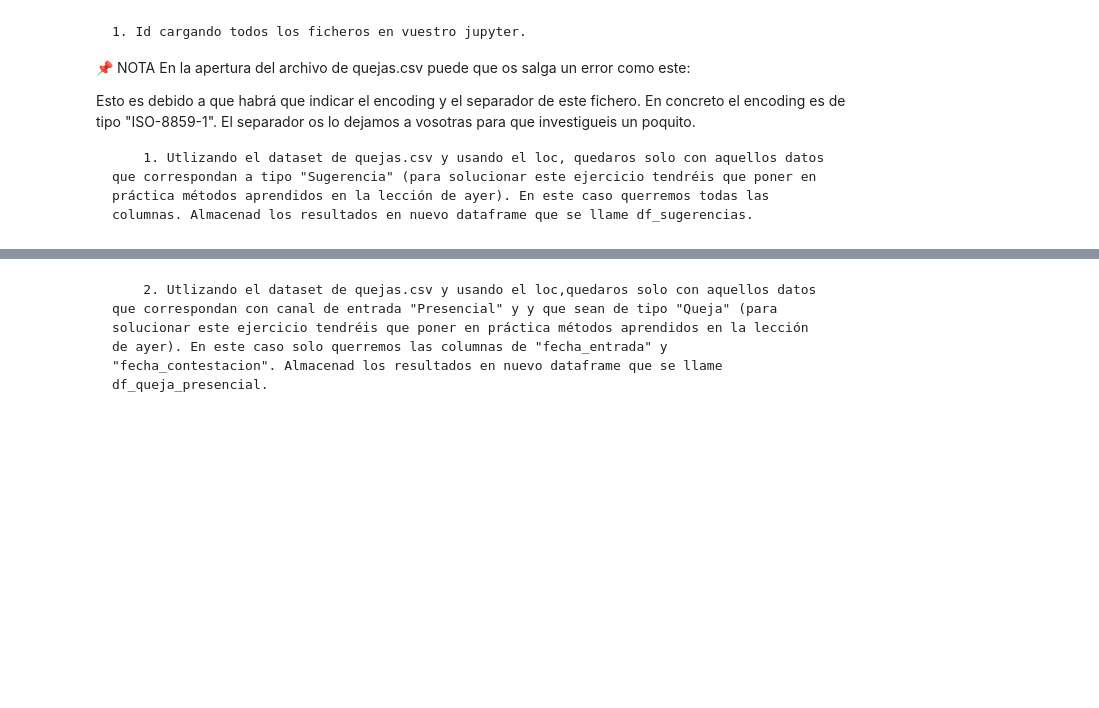
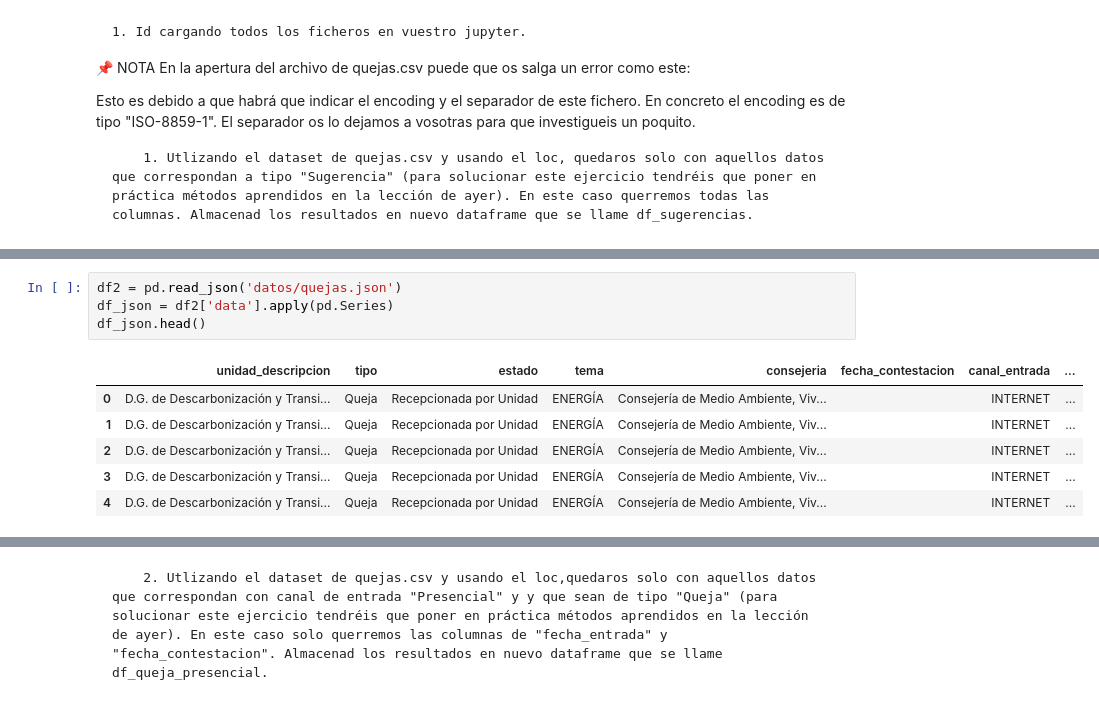
Before and after one commit to Adalab/promo-d-da-modulo2-sprint1-anabelen-silvia, a Jupyter notebook: ejercicio2/pandas2.ipynb, the cells around one changed output, grey strips where cells are left out. Drawn from its saved outputs; the diff is of its cells as text; blank space fills up the shorter version.

```diff
--- a/ejercicio2/pandas2.ipynb
+++ b/ejercicio2/pandas2.ipynb
@@ -7,0 +39,11 @@ Esto es debido a que habrá que indicar el encoding y el separador de este fiche
+# %%
+df2 = pd.read_json('datos/quejas.json')
+df_json = df2['data'].apply(pd.Series)
+df_json.head()
+# %% [output]
+|  | unidad_descripcion | tipo | estado | tema | consejeria | fecha_contestacion | canal_entrada | ... |
+| 0 | D.G. de Descarbonización y Transi... | Queja | Recepcionada por Unidad | ENERGÍA | Consejería de Medio Ambiente, Viv... |  | INTERNET | ... |
+| 1 | D.G. de Descarbonización y Transi... | Queja | Recepcionada por Unidad | ENERGÍA | Consejería de Medio Ambiente, Viv... |  | INTERNET | ... |
+| 2 | D.G. de Descarbonización y Transi... | Queja | Recepcionada por Unidad | ENERGÍA | Consejería de Medio Ambiente, Viv... |  | INTERNET | ... |
+| 3 | D.G. de Descarbonización y Transi... | Queja | Recepcionada por Unidad | ENERGÍA | Consejería de Medio Ambiente, Viv... |  | INTERNET | ... |
+| 4 | D.G. de Descarbonización y Transi... | Queja | Recepcionada por Unidad | ENERGÍA | Consejería de Medio Ambiente, Viv... |  | INTERNET | ... |
```
Also changed, not shown: parts of 8 cells of this notebook.
